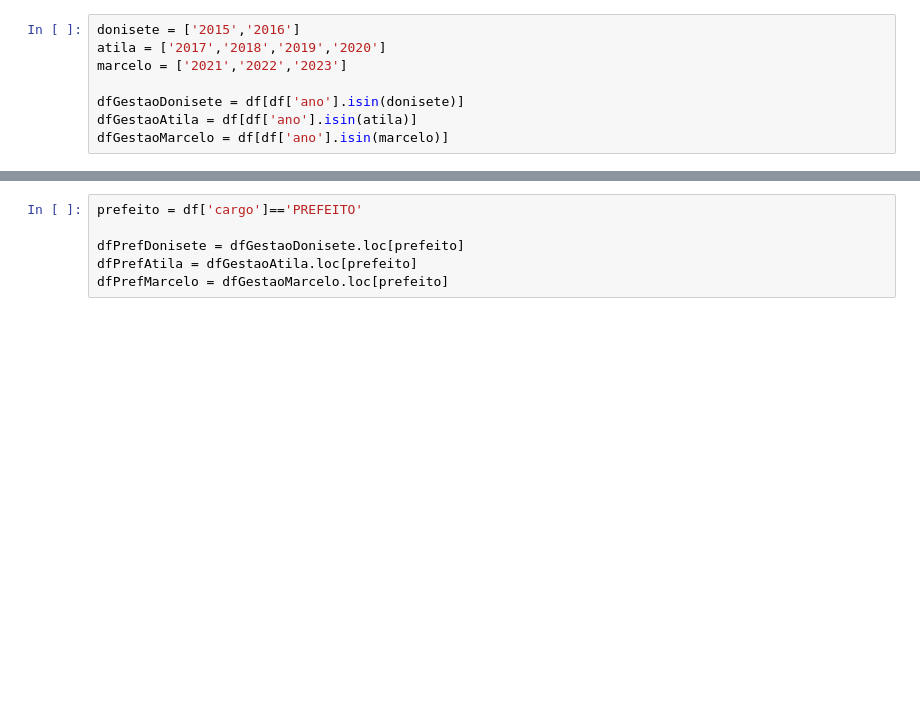
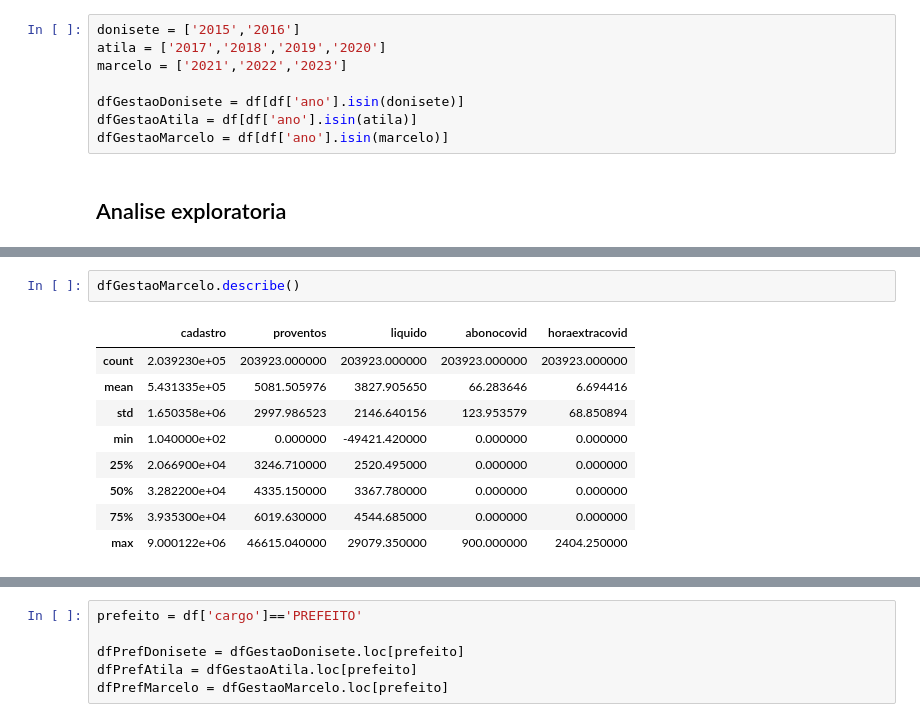
Before and after one commit to wesleyclzns/analisesOrcamentoMaua, a Jupyter notebook: servidoresPrefMaua.IPYNB, the cells around one changed output, grey strips where cells are left out. Cells and saved outputs as stored; diff of their text form; blank space fills up the shorter version.

```diff
--- a/servidoresPrefMaua.IPYNB
+++ b/servidoresPrefMaua.IPYNB
@@ -103,9 +104,23 @@ marcelo = ['2021','2022','2023']
 dfGestaoDonisete = df[df['ano'].isin(donisete)]
 dfGestaoAtila = df[df['ano'].isin(atila)]
 dfGestaoMarcelo = df[df['ano'].isin(marcelo)]
+# %% [markdown]
+## Analise exploratoria
 # %%
 dfGestaoMarcelo.tail(2)
 # %% [output]
 |  | cadastro | nome | secretaria | proventos | liquido | situacao | vinculo | cargo | localabonocovid | ... |
 | 627201 | 29874 | ZULEIDE MARIA DA SILVA | Secretaria de Educação | 5232.90 | 3443.07 | Ativo | ESTAT EFETIVO | PEB I | N | ... |
 | 627202 | 33682 | ZULEIDE MARIA DOS SANTOS EUFRASIO | Secretaria de Educação | 4904.61 | 4091.43 | Ativo | ESTAT EFETIVO | AUX. DESENV. INFANTIL III | N | ... |
+# %%
+dfGestaoMarcelo.describe()
+# %% [output]
+|  | cadastro | proventos | liquido | abonocovid | horaextracovid |
+| count | 2.039230e+05 | 203923.000000 | 203923.000000 | 203923.000000 | 203923.000000 |
+| mean | 5.431335e+05 | 5081.505976 | 3827.905650 | 66.283646 | 6.694416 |
+| std | 1.650358e+06 | 2997.986523 | 2146.640156 | 123.953579 | 68.850894 |
+| min | 1.040000e+02 | 0.000000 | -49421.420000 | 0.000000 | 0.000000 |
+| 25% | 2.066900e+04 | 3246.710000 | 2520.495000 | 0.000000 | 0.000000 |
+| 50% | 3.282200e+04 | 4335.150000 | 3367.780000 | 0.000000 | 0.000000 |
+| 75% | 3.935300e+04 | 6019.630000 | 4544.685000 | 0.000000 | 0.000000 |
+| max | 9.000122e+06 | 46615.040000 | 29079.350000 | 900.000000 | 2404.250000 |
```
Also changed, not shown: parts of 4 cells of this notebook.
